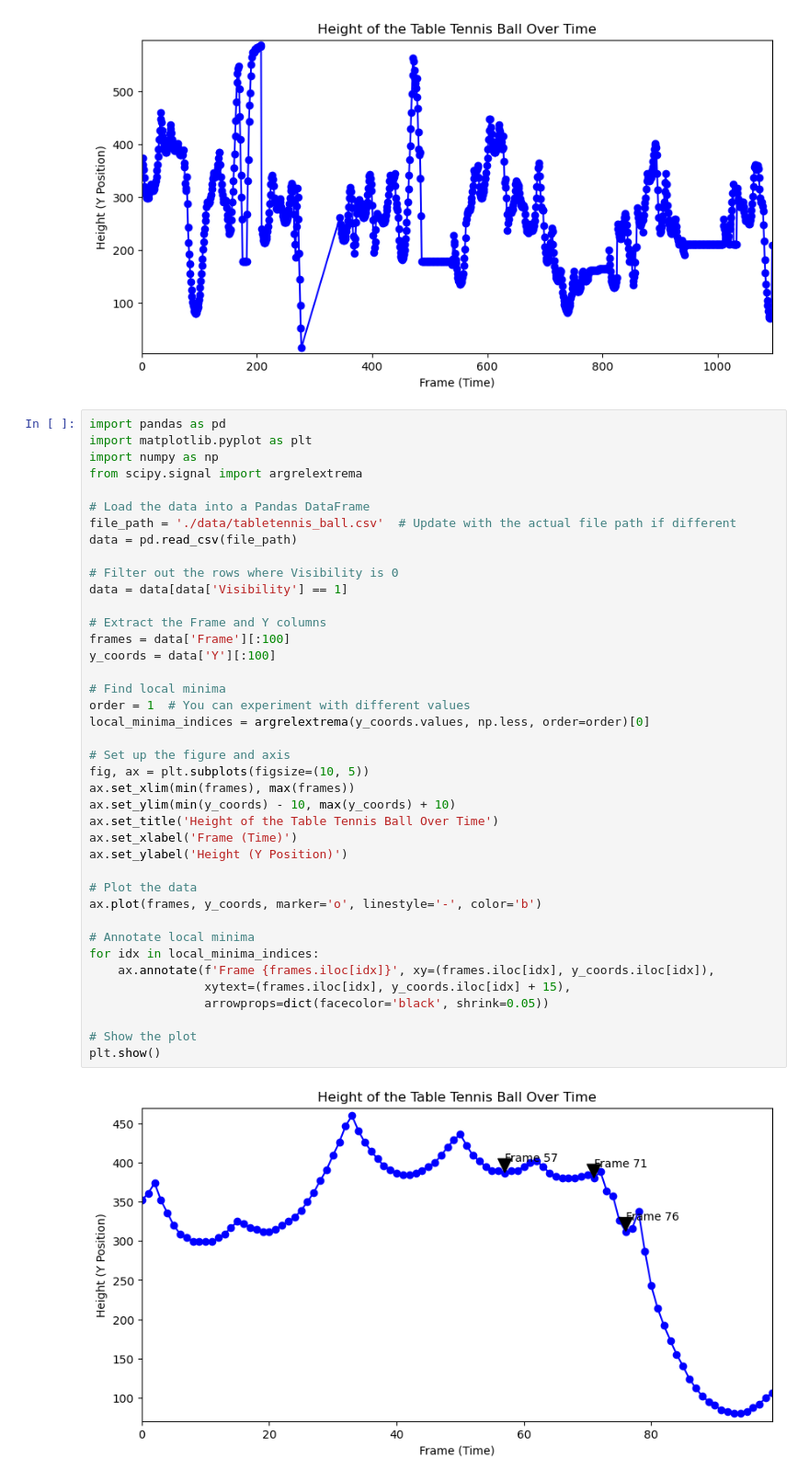
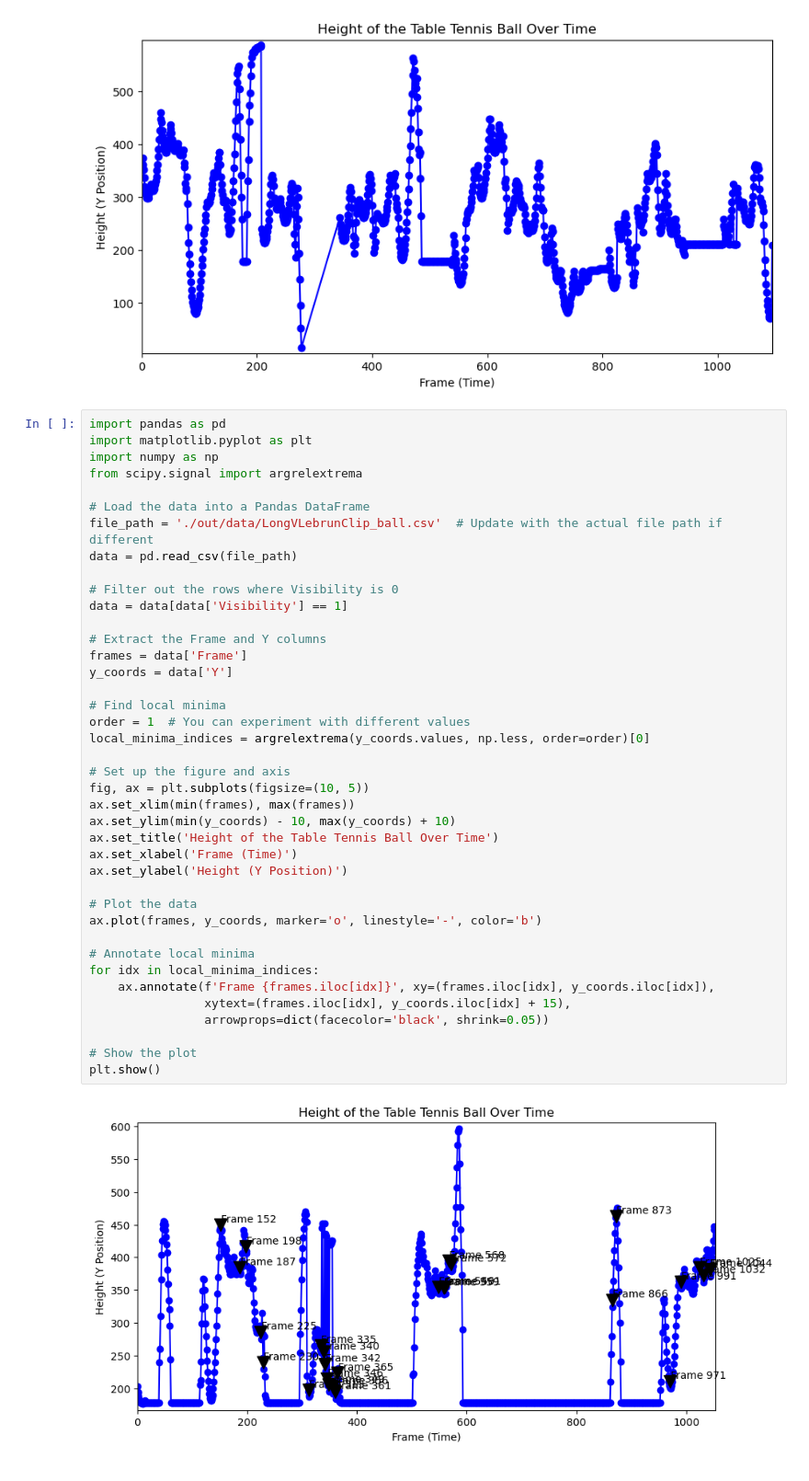
Before and after one commit to VanJ21/TTRef, a Jupyter notebook: script.ipynb, the cells around one changed output. Shown at 92% size. Drawn from its saved outputs; the diff is of its cells as text.

Commit message:
added ball annotation code

```diff
--- a/script.ipynb
+++ b/script.ipynb
@@ -267,41 +267,41 @@ import numpy as np
 from scipy.signal import argrelextrema
 
 # Load the data into a Pandas DataFrame
-file_path = './data/tabletennis_ball.csv'  # Update with the actual file path if different
+file_path = './out/data/LongVLebrunClip_ball.csv'  # Update with the actual file path if different
 data = pd.read_csv(file_path)
 
 # Filter out the rows where Visibility is 0
 data = data[data['Visibility'] == 1]
 
 # Extract the Frame and Y columns
-frames = data['Frame'][:100]
-y_coords = data['Y'][:100]
+frames = data['Frame']
+y_coords = data['Y']
 
 # Find local minima
 order = 1  # You can experiment with different values
 local_minima_indices = argrelextrema(y_coords.values, np.less, order=order)[0]
 
 # Set up the figure and axis
 fig, ax = plt.subplots(figsize=(10, 5))
 ax.set_xlim(min(frames), max(frames))
 ax.set_ylim(min(y_coords) - 10, max(y_coords) + 10)
 ax.set_title('Height of the Table Tennis Ball Over Time')
 ax.set_xlabel('Frame (Time)')
 ax.set_ylabel('Height (Y Position)')
 
 # Plot the data
 ax.plot(frames, y_coords, marker='o', linestyle='-', color='b')
 
 # Annotate local minima
 for idx in local_minima_indices:
     ax.annotate(f'Frame {frames.iloc[idx]}', xy=(frames.iloc[idx], y_coords.iloc[idx]),
                 xytext=(frames.iloc[idx], y_coords.iloc[idx] + 15),
                 arrowprops=dict(facecolor='black', shrink=0.05))
 
 # Show the plot
 plt.show()
 # %% [output]
-[figure, old version]
+[figure, new version]
 # %%
 import pandas as pd
 import numpy as np
```
Also changed, not shown: parts of 2 cells of this notebook, 3 other files.
